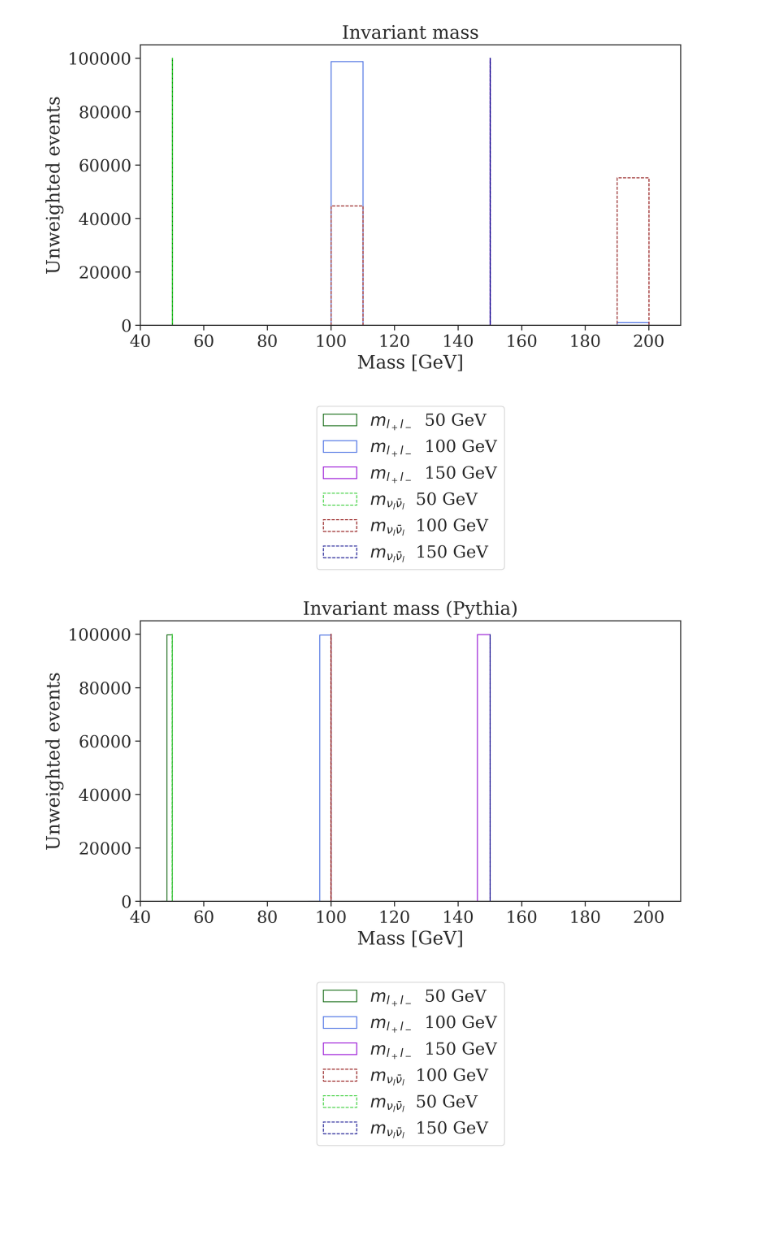
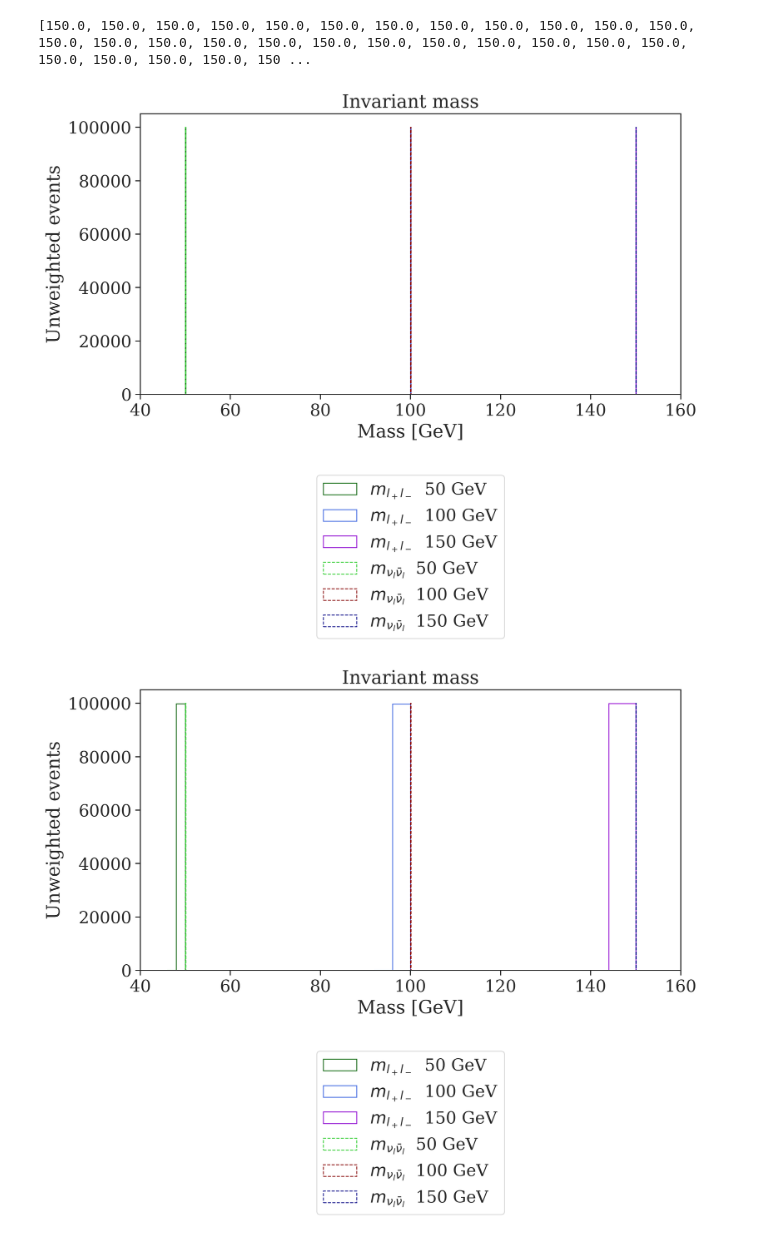
Before and after one commit to viniciusrocca/simulationsSM, a Jupyter notebook: epem2lplm/Zsearch.ipynb, the cells around one changed output. Cells and saved outputs as stored; diff of their text form; code cells hidden in the pictures; blank space fills up the shorter version.

```diff
--- a/epem2lplm/Zsearch.ipynb
+++ b/epem2lplm/Zsearch.ipynb
@@ -100,47 +118,54 @@ m_nuBarnu_150 = invariant_mass('nuBarnu_150GeV.lhe')
+# %%
+print(m_lplm_150[11])
+# %% [output]
+[150.0, 150.0, 150.0, 150.0, 150.0, 150.0, 150.0, 150.0, 150.0, 150.0, 150.0, 150.0, 150.0, 150.0, 150.0, 150.0, 150.0, 150.0, 150.0, 150.0, 150.0, 150.0, 150.0, 150.0, 150.0, 150.0, 150.0, 150.0, 150 ...
 # %%
 fig = plt.figure(figsize = [9.2,4.9], dpi = 300)
-plt.hist(m_lplm_50, bins = 10, histtype = 'step',  color = 'darkgreen',label =r'$m_{l_+l_-}$  50 GeV ')
-plt.hist(m_lplm_100, bins = 10,  histtype = 'step',color = 'royalblue',label =r'$m_{l_+l_-}$  100 GeV ')
-plt.hist(m_lplm_150, bins = 10,  histtype = 'step',color = 'darkviolet',label =r'$m_{l_+l_-}$  150 GeV ')
-plt.hist(m_nuBarnu_50, bins = 10, histtype = 'step', ls = '--',  color = 'limegreen',label =r'$m_{\nu_l\bar{\nu}_l}$  50 GeV ')
-plt.hist(m_nuBarnu_100, bins = 10, histtype = 'step', ls = '--', color = 'darkred',label =r'$m_{\nu_l\bar{\nu}_l}$  100 GeV ')
-plt.hist(m_nuBarnu_150, bins = 10, histtype = 'step',  ls = '--',color = 'darkblue',label =r'$m_{\nu_l\bar{\nu}_l}$  150 GeV ')
+plt.hist(m_lplm_50[11] + m_lplm_50[13], bins = 10, histtype = 'step',  color = 'darkgreen',label =r'$m_{l_+l_-}$  50 GeV ')
+plt.hist(m_lplm_100[11] + m_lplm_100[13], bins = 10,  histtype = 'step',color = 'royalblue',label =r'$m_{l_+l_-}$  100 GeV ')
+plt.hist(m_lplm_150[11] + m_lplm_150[13], bins = 10,  histtype = 'step',color = 'darkviolet',label =r'$m_{l_+l_-}$  150 GeV ')
+plt.hist(m_nuBarnu_50[12] + m_nuBarnu_50[14] + m_nuBarnu_50[16], bins = 10, histtype = 'step', ls = '--',  color = 'limegreen',label =r'$m_{\nu_l\bar{\nu}_l}$  50 GeV ')
+plt.hist(m_nuBarnu_100[12] + m_nuBarnu_100[14] + m_nuBarnu_100[16], bins = 10, histtype = 'step', ls = '--', color = 'darkred',label =r'$m_{\nu_l\bar{\nu}_l}$  100 GeV ')
+plt.hist(m_nuBarnu_150[12] + m_nuBarnu_150[14] + m_nuBarnu_150[16], bins = 10, histtype = 'step',  ls = '--',color = 'darkblue',label =r'$m_{\nu_l\bar{\nu}_l}$  150 GeV ')
 
 
 
 plt.xlabel(r'Mass [GeV]')
 plt.title(r'Invariant mass')
 plt.ylabel(r'Unweighted events')
-plt.xlim([40,210])
+plt.xlim([40,160])
 plt.legend(bbox_to_anchor=(0.5, -0.9), loc='lower center')
 plt.savefig('Invariant_mass_epem.pdf')
 plt.show()
 # %% [output]
-[figure, old version]
+[figure, new version]
-# %%
-m_lplm_50 = invariant_mass_lplm('out_lplm_50GeV.lhe')
-m_lplm_100 = invariant_mass_lplm('out_lplm_100GeV.lhe')
-m_lplm_150 = invariant_mass_lplm('out_lplm_150GeV.lhe')
-m_nuBarnu_100 = invariant_mass('out_nuBarnu_100GeV.lhe')
-m_nuBarnu_50 = invariant_mass('nuBarnu_50GeV.lhe')
-m_nuBarnu_150 = invariant_mass('nuBarnu_150GeV.lhe')
+# %%
+
+iD = [11,12,13,14,16]
+
+mlplm_50 =  particlesPair(iD,'out_lplm_50GeV.lhe')
+mlplm_100 =  particlesPair(iD,'out_lplm_100GeV.lhe')
+mlplm_150 =  particlesPair(iD,'out_lplm_150GeV.lhe')
+mnuBarnu_50 =  particlesPair(iD,'out_nuBarnu_50GeV.lhe')
+mnuBarnu_100 =  particlesPair(iD,'out_nuBarnu_100GeV.lhe')
+mnuBarnu_150 =  particlesPair(iD,'out_nuBarnu_150GeV.lhe')
 # %%
 fig = plt.figure(figsize = [9.2,4.9], dpi = 300)
-plt.hist(m_lplm_50, bins = 25, histtype = 'step',  color = 'darkgreen',label =r'$m_{l_+l_-}$  50 GeV ')
-plt.hist(m_lplm_100, bins = 25,  histtype = 'step',color = 'royalblue',label =r'$m_{l_+l_-}$  100 GeV ')
-plt.hist(m_lplm_150, bins = 25,  histtype = 'step',color = 'darkviolet',label =r'$m_{l_+l_-}$  150 GeV ')
-plt.hist(m_nuBarnu_100, bins = 25, histtype = 'step', ls = '--', color = 'darkred',label =r'$m_{\nu_l\bar{\nu}_l}$  100 GeV ')
-plt.hist(m_nuBarnu_50, bins = 25, histtype = 'step', ls = '--',  color = 'limegreen',label =r'$m_{\nu_l\bar{\nu}_l}$  50 GeV ')
-plt.hist(m_nuBarnu_150, bins = 25, histtype = 'step',  ls = '--',color = 'darkblue',label =r'$m_{\nu_l\bar{\nu}_l}$  150 GeV ')
+plt.hist(mlplm_50[11] + mlplm_50[13], bins = 25, histtype = 'step',  color = 'darkgreen',label =r'$m_{l_+l_-}$  50 GeV ')
+plt.hist(mlplm_100[11] + mlplm_100[13], bins = 25,  histtype = 'step',color = 'royalblue',label =r'$m_{l_+l_-}$  100 GeV ')
+plt.hist(mlplm_150[11] + mlplm_150[13], bins = 25,  histtype = 'step',color = 'darkviolet',label =r'$m_{l_+l_-}$  150 GeV ')
+plt.hist(mnuBarnu_50[12] + mnuBarnu_50[14] + m_nuBarnu_50[16], bins = 10, histtype = 'step', ls = '--',  color = 'limegreen',label =r'$m_{\nu_l\bar{\nu}_l}$  50 GeV ')
+plt.hist(mnuBarnu_100[12] + mnuBarnu_100[14] + m_nuBarnu_100[16], bins = 10, histtype = 'step', ls = '--', color = 'darkred',label =r'$m_{\nu_l\bar{\nu}_l}$  100 GeV ')
+plt.hist(mnuBarnu_150[12] + mnuBarnu_150[14] + m_nuBarnu_150[16], bins = 10, histtype = 'step',  ls = '--',color = 'darkblue',label =r'$m_{\nu_l\bar{\nu}_l}$  150 GeV ')
 
 
 
 plt.xlabel(r'Mass [GeV]')
-plt.title(r'Invariant mass (Pythia)')
+plt.title(r'Invariant mass')
 plt.ylabel(r'Unweighted events')
-plt.xlim([40,210])
+plt.xlim([40,160])
 plt.legend(bbox_to_anchor=(0.5, -0.9), loc='lower center')
 plt.savefig('Invariant_mass_epem.pdf')
 plt.show()
 # %% [output]
-[figure, old version]
+[figure, new version]
```
Also changed, not shown: parts of 7 cells of this notebook, 1 other file.
